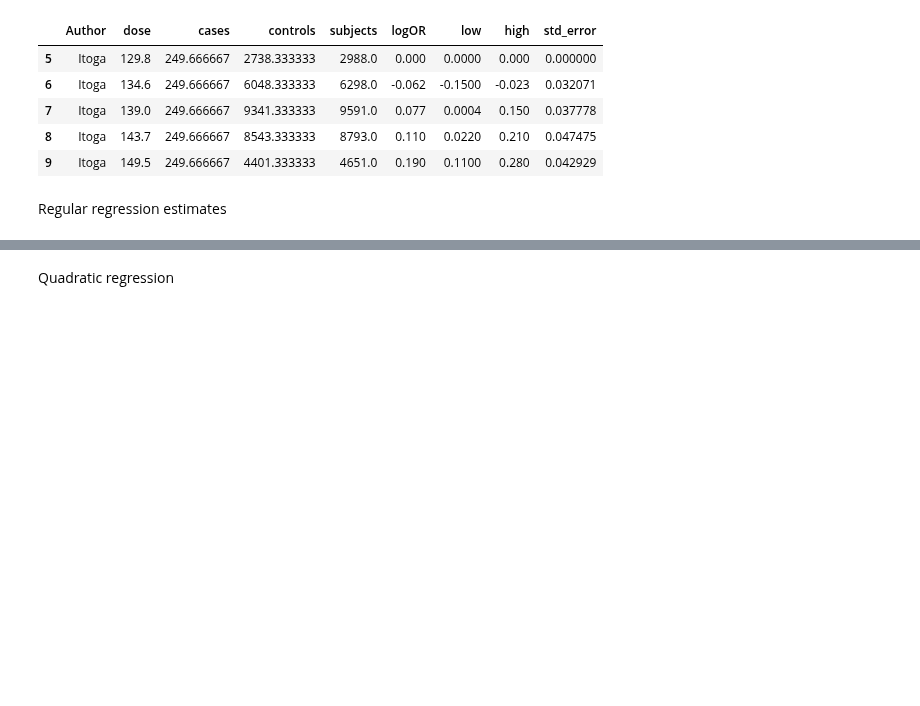
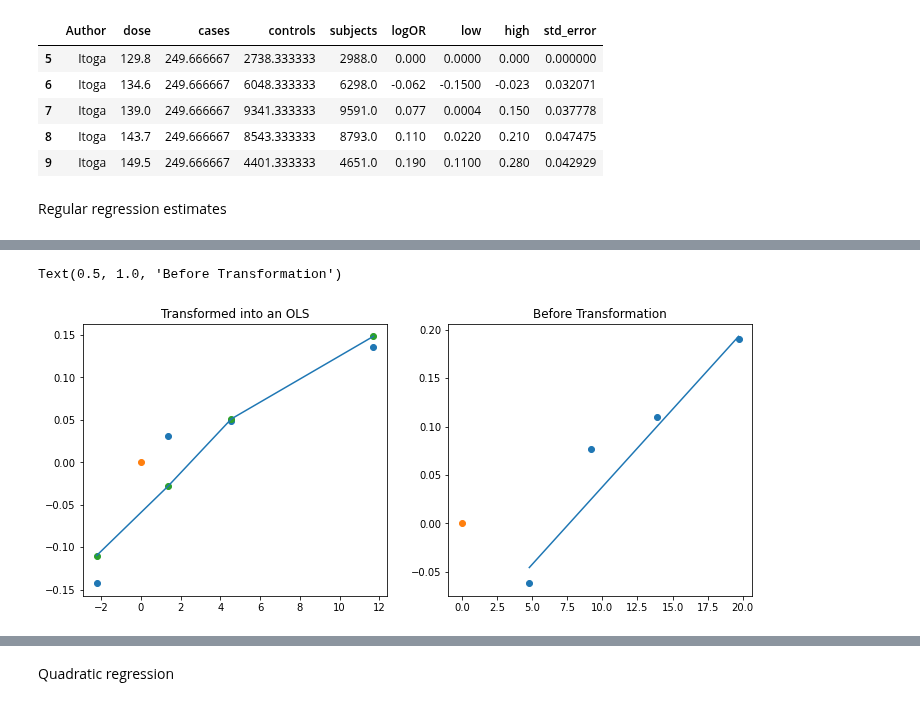
Before and after one commit to ihmeuw-msca/CorrelationCorrection, a Jupyter notebook: Itoga_regression_trim.ipynb, the cells around one changed output, grey strips where cells are left out. Drawn from its saved outputs; the diff is of its cells as text; code cells hidden in the pictures; blank space fills up the shorter version.

```diff
--- a/Itoga_regression_trim.ipynb
+++ b/Itoga_regression_trim.ipynb
@@ -72,0 +110,21 @@ b_star
+# %%
+X_transformed = (np.vstack([root_P@x_i,root_P@np.ones(len(x_i))])).T
+
+sol,_,_,_ = np.linalg.lstsq(X_transformed,root_P@L_i)
+plt.figure(figsize=(12,5))
+plt.subplot(1,2,1)
+plt.scatter(root_P@x_i,root_P@L_i)
+plt.scatter(0,0)
+Px = root_P@x_i
+Pl = root_P@L_i
+plt.scatter(Px,X_transformed@sol)
+plt.plot(Px,X_transformed@sol)
+
+plt.title("Transformed into an OLS")
+
+plt.subplot(1,2,2)
+plt.scatter(x_i,L_i)
+plt.plot(x_i,x_i * sol[0] + sol[1])
+plt.scatter(0,0)
+plt.title("Before Transformation")
+# %% [output]
@@ -72,0 +133,2 @@ b_star
+Text(0.5, 1.0, 'Before Transformation')
+[figure, added]
```
Also changed, not shown: parts of 15 cells of this notebook, 1 other file.
